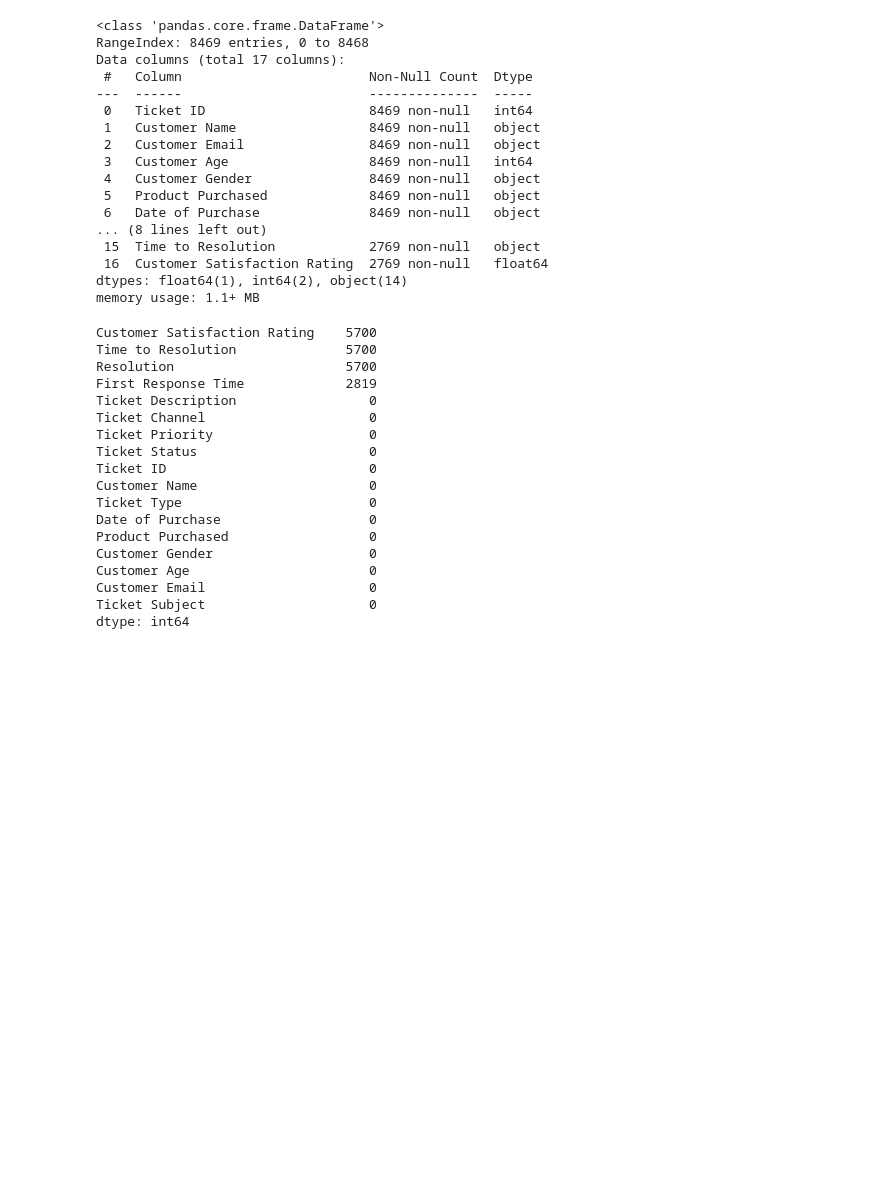
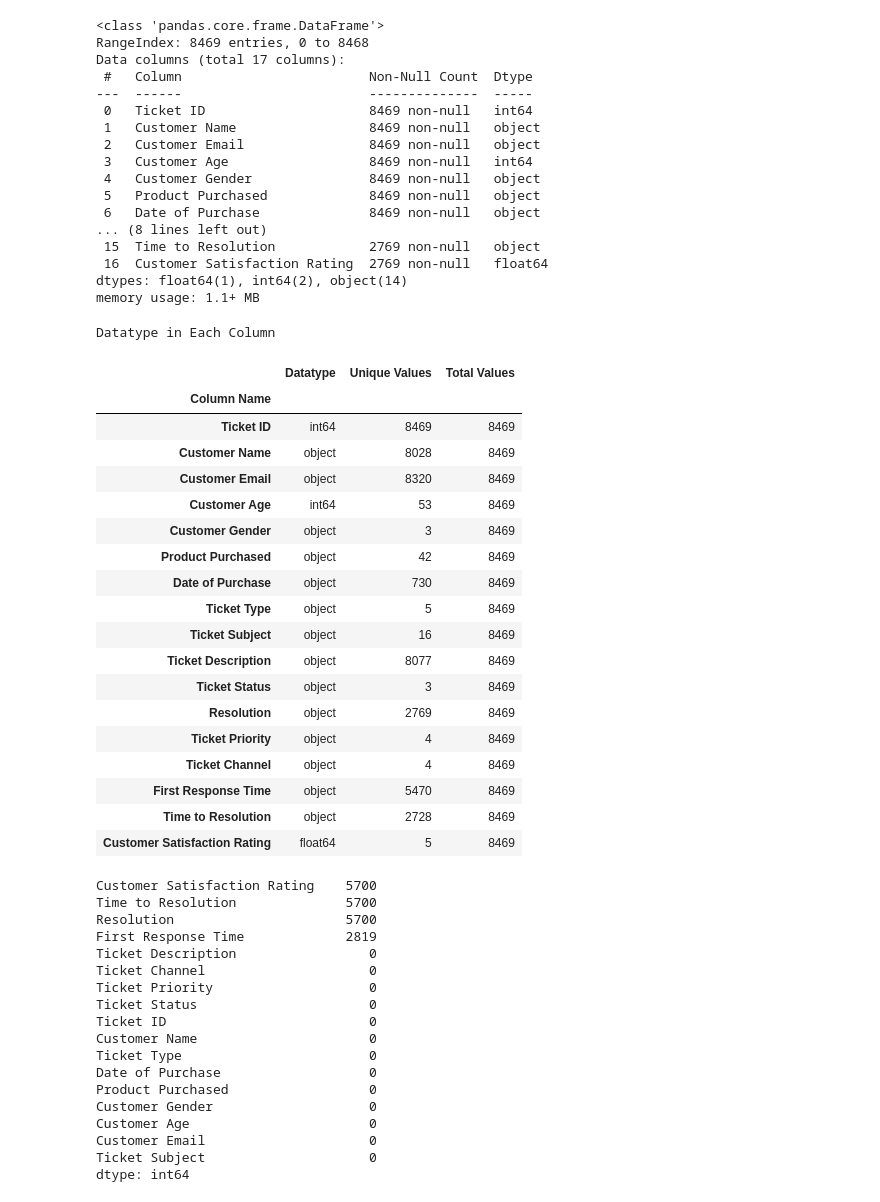
Before and after one commit to CCT-Dublin/capstone-project-feb-2024-pt-denissegarciavivolo, a Jupyter notebook: CA3_CapstoneProject_DenisseGarcia_Data1.ipynb, the cells around one changed output. Cells and saved outputs as stored; diff of their text form; code cells hidden in the pictures; blank space fills up the shorter version.

```diff
--- a/CA3_CapstoneProject_DenisseGarcia_Data1.ipynb
+++ b/CA3_CapstoneProject_DenisseGarcia_Data1.ipynb
@@ -71,6 +71,35 @@ Data columns (total 17 columns):
  16  Customer Satisfaction Rating  2769 non-null   float64
 dtypes: float64(1), int64(2), object(14)
 memory usage: 1.1+ MB
+# %%
+# Printing the data structure
+print('Datatype in Each Column\n')
+pd.DataFrame({
+    'Datatype': df.dtypes,
+    'Unique Values': df.nunique(),
+    'Total Values': len(df)
+}).rename_axis("Column Name")
+# %% [output]
+Datatype in Each Column
+|  | Datatype | Unique Values | Total Values |
+| Column Name |  |  |  |
+| Ticket ID | int64 | 8469 | 8469 |
+| Customer Name | object | 8028 | 8469 |
+| Customer Email | object | 8320 | 8469 |
+| Customer Age | int64 | 53 | 8469 |
+| Customer Gender | object | 3 | 8469 |
+| Product Purchased | object | 42 | 8469 |
+| Date of Purchase | object | 730 | 8469 |
+| Ticket Type | object | 5 | 8469 |
+| Ticket Subject | object | 16 | 8469 |
+| Ticket Description | object | 8077 | 8469 |
+| Ticket Status | object | 3 | 8469 |
+| Resolution | object | 2769 | 8469 |
+| Ticket Priority | object | 4 | 8469 |
+| Ticket Channel | object | 4 | 8469 |
+| First Response Time | object | 5470 | 8469 |
+| Time to Resolution | object | 2728 | 8469 |
+| Customer Satisfaction Rating | float64 | 5 | 8469 |
 # %%
 # Check for missing values
 df.isnull().sum().sort_values(ascending=False)
```
Also changed, not shown: parts of 4 cells of this notebook, 2 other files.
